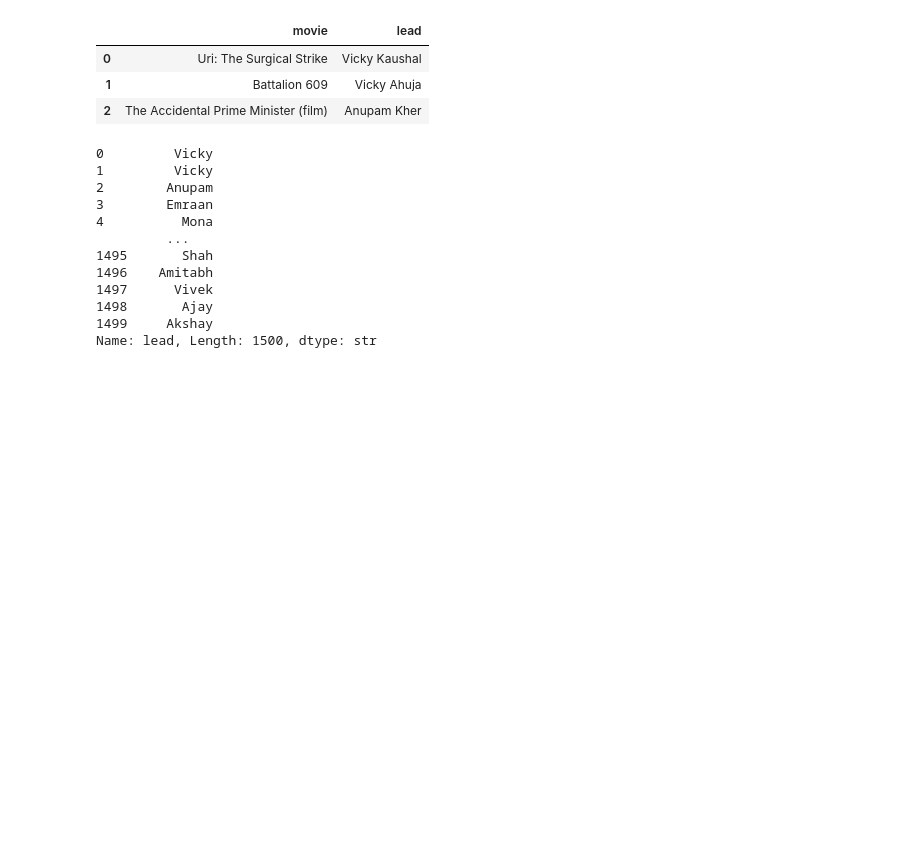
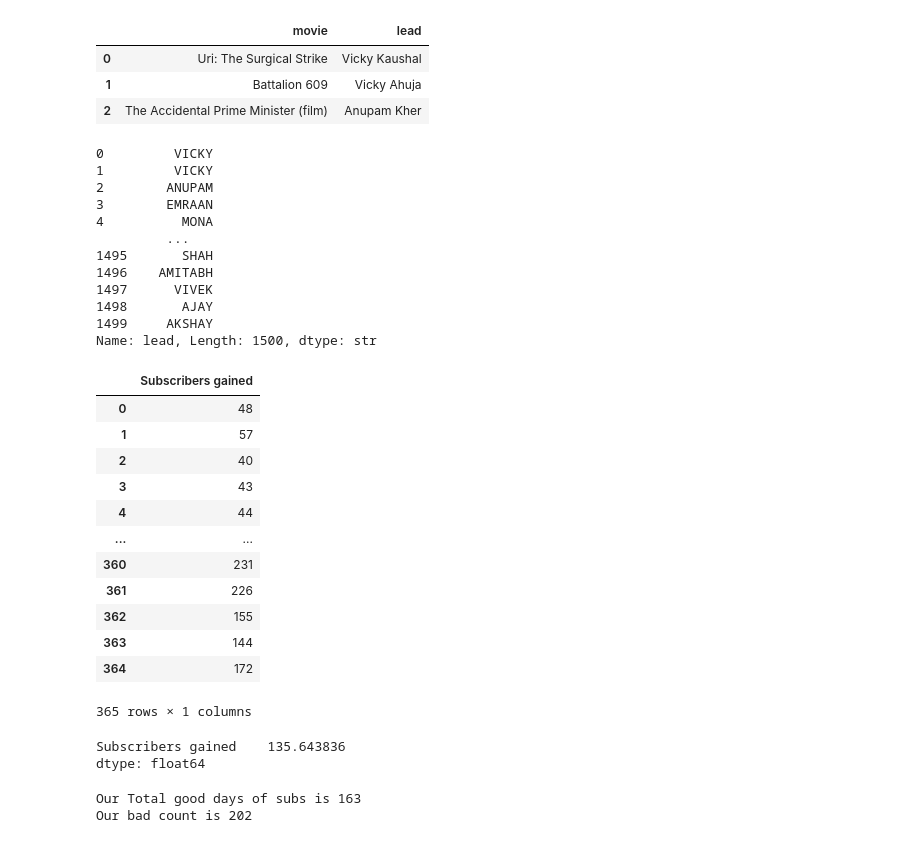
Before and after one commit to aayushmanz/Python-for-ML, a Jupyter notebook: Pandas in Python/Plot and Series Methods in Pandas.ipynb, the cells around one changed output. Saved outputs shown, nothing was run; the diff lists cells and outputs as text; code cells hidden in the pictures; blank space fills up the shorter version.

Commit message:
Learn about Copy function and apply function using Lambda.

```diff
--- a/Pandas in Python/Plot and Series Methods in Pandas.ipynb
+++ b/Pandas in Python/Plot and Series Methods in Pandas.ipynb
@@ -239,17 +238,18 @@ movies.head(3)
 # %%
 # apply :
 movies = pd.read_csv('/workspaces/Python-for-ML/Database from Kaggle/bollywood.csv')
-movies['lead'].str.split(' ').apply(lambda x : x[0])
+movies['lead'].str.split(' ').apply(lambda x : x[0].upper()) # upper() method is use of uppercase.
+# this is the best way to extract the 'first letter or sentance from the string.
 # %% [output]
-0         Vicky
-1         Vicky
-2        Anupam
-3        Emraan
-4          Mona
+0         VICKY
+1         VICKY
+2        ANUPAM
+3        EMRAAN
+4          MONA
          ...
-1495       Shah
-1496    Amitabh
-1497      Vivek
-1498       Ajay
-1499     Akshay
+1495       SHAH
+1496    AMITABH
+1497      VIVEK
+1498       AJAY
+1499     AKSHAY
 Name: lead, Length: 1500, dtype: str
@@ -257,0 +259,22 @@ Name: lead, Length: 1500, dtype: str
+# %%
+subs = pd.read_csv('/workspaces/Python-for-ML/Database from Kaggle/subs.csv')
+subs
+# %% [output]
+|  | Subscribers gained |
+| 0 | 48 |
+| 1 | 57 |
+| 2 | 40 |
+| 3 | 43 |
+| 4 | 44 |
+| ... | ... |
+| 360 | 231 |
+| 361 | 226 |
+| 362 | 155 |
+| 363 | 144 |
+| 364 | 172 |
+365 rows × 1 columns
+# %%
+subs.mean()
+# %% [output]
+Subscribers gained    135.643836
+dtype: float64
@@ -257,0 +284,15 @@ Name: lead, Length: 1500, dtype: str
+# %%
+data = subs.apply(lambda x : 'Good Day' if x > subs.mean() else 'bad day')
+Gcount = 0
+Bcount = 0
+
+for i in data:
+ if i == 'Good Day':
+    Gcount = Gcount + 1
+ else :
+    Bcount = Bcount + 1
+print(f'Our Total good days of subs is {Gcount}')
+print(f'Our bad count is {Bcount}')
+# %% [output]
+Our Total good days of subs is 163
+Our bad count is 202
```
Also changed, not shown: parts of 11 cells of this notebook.
